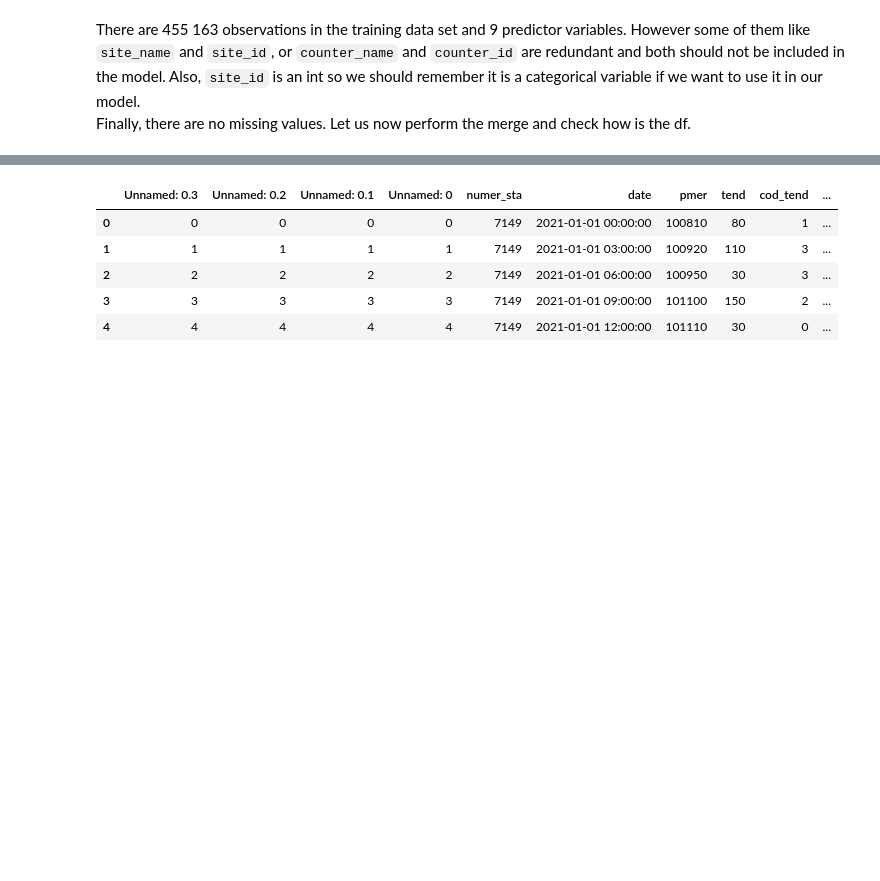
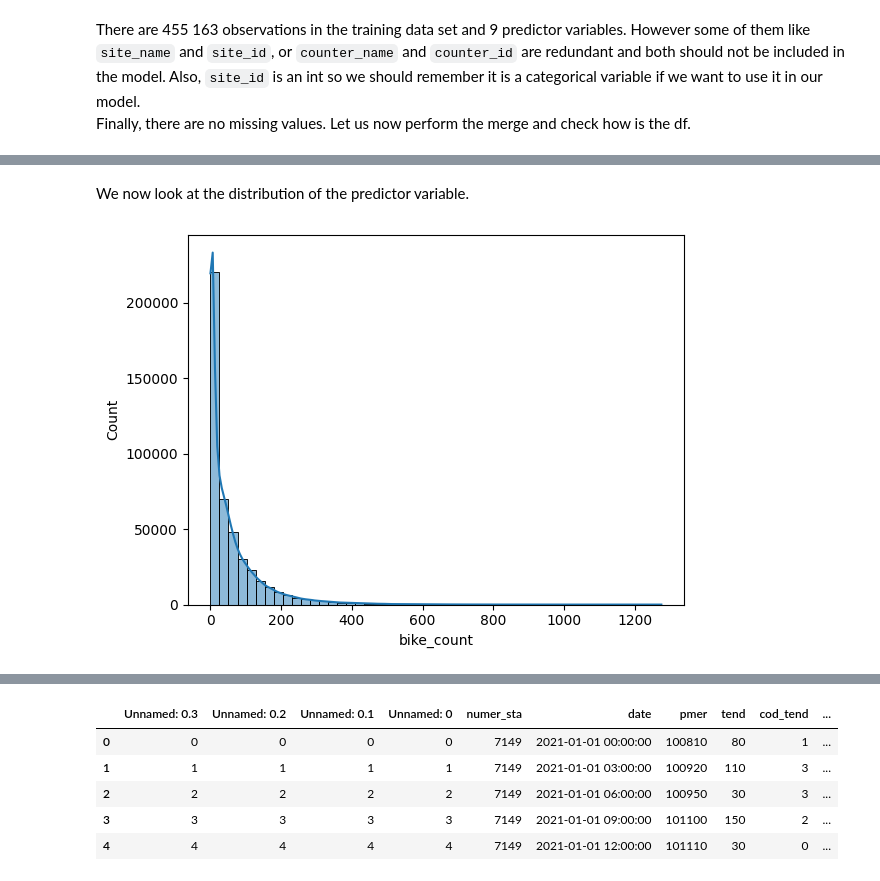
Before and after one commit to mat10599/bike_counters, a Jupyter notebook: final_notebook.ipynb, the cells around one changed output, grey strips where cells are left out. Saved outputs shown, nothing was run; the diff lists cells and outputs as text; code cells hidden in the pictures; blank space fills up the shorter version.

```diff
--- a/final_notebook.ipynb
+++ b/final_notebook.ipynb
@@ -81,0 +114,9 @@ Let us now perform the merge and check how is the df.
+# %% [markdown]
+We now look at the distribution of the predictor variable.
+# %%
+import seaborn as sns
+
+
+ax = sns.histplot(df_original, x="bike_count", kde=True, bins=50)
+# %% [output]
+[figure, added]
```
Also changed, not shown: parts of 55 cells of this notebook, 10 other files.
